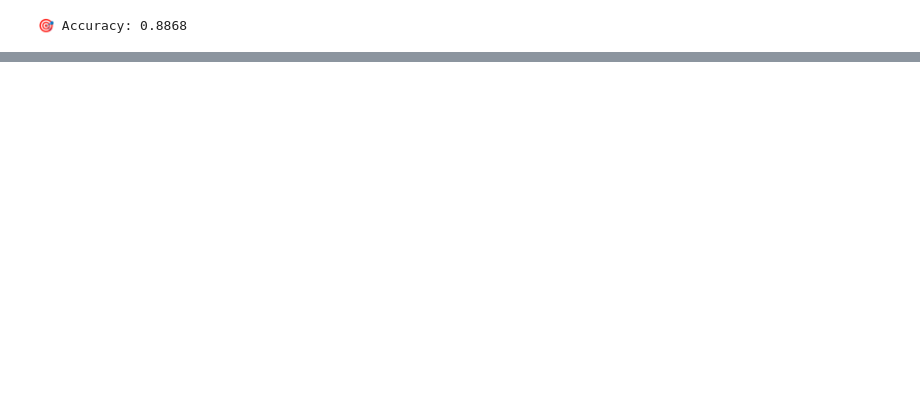
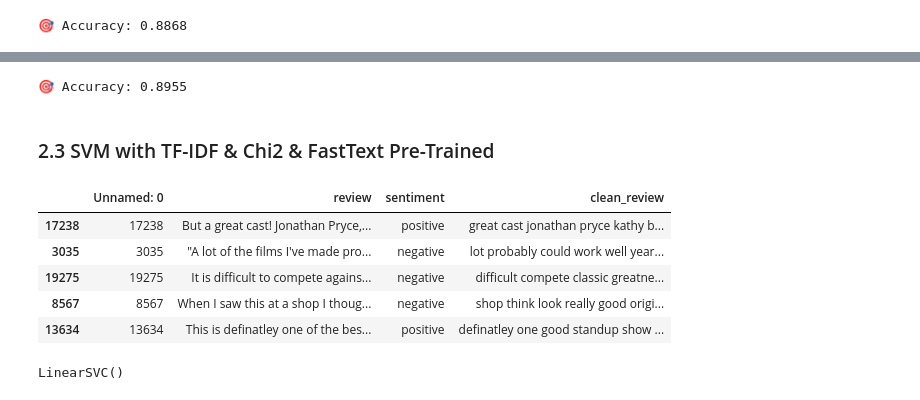
Before and after one commit to Aflinxh/analysis-sentiment-movie-review, a Jupyter notebook: main3.ipynb, the cells around one changed output, grey strips where cells are left out. Saved outputs shown, nothing was run; the diff lists cells and outputs as text; code cells hidden in the pictures; blank space fills up the shorter version.

```diff
--- a/main3.ipynb
+++ b/main3.ipynb
@@ -544,0 +638,6 @@ print(f"🎯 Accuracy: {accuracy_score(y_test, y_pred):.4f}")
+# %%
+print(f"\n🎯 Accuracy: {accuracy_score(y_test, y_pred):.4f}")
+# %% [output]
+🎯 Accuracy: 0.8955
+# %% [markdown]
+### 2.3 SVM with TF-IDF & Chi2 & FastText Pre-Trained
@@ -544,0 +656,11 @@ print(f"🎯 Accuracy: {accuracy_score(y_test, y_pred):.4f}")
+# %%
+# 1. Load cleaned data
+df = pd.read_csv('datasets/cleaned/IMDB_dataset_50000_cleaned.csv')
+df.sample(5)
+# %% [output]
+|  | Unnamed: 0 | review | sentiment | clean_review |
+| 17238 | 17238 | But a great cast! Jonathan Pryce,... | positive | great cast jonathan pryce kathy b... |
+| 3035 | 3035 | "A lot of the films I've made pro... | negative | lot probably could work well year... |
+| 19275 | 19275 | It is difficult to compete agains... | negative | difficult compete classic greatne... |
+| 8567 | 8567 | When I saw this at a shop I thoug... | negative | shop think look really good origi... |
+| 13634 | 13634 | This is definatley one of the bes... | positive | definatley one good standup show ... |
@@ -544,0 +695,5 @@ print(f"🎯 Accuracy: {accuracy_score(y_test, y_pred):.4f}")
+# %%
+model = LinearSVC()
+model.fit(X_train, y_train)
+# %% [output]
+LinearSVC()
```
Also changed, not shown: parts of 58 cells of this notebook, 1 other file.
